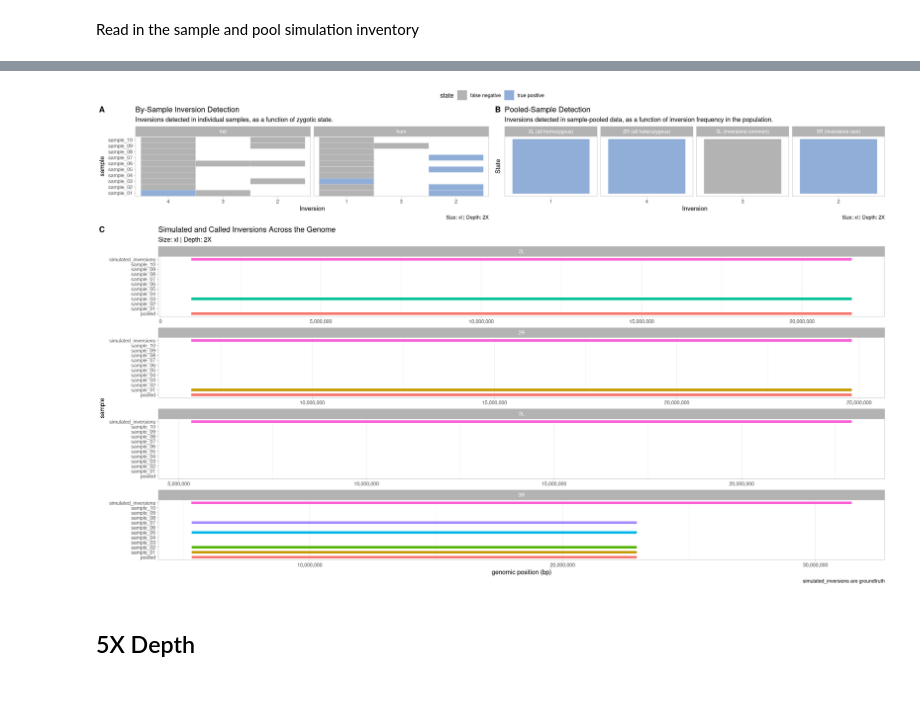
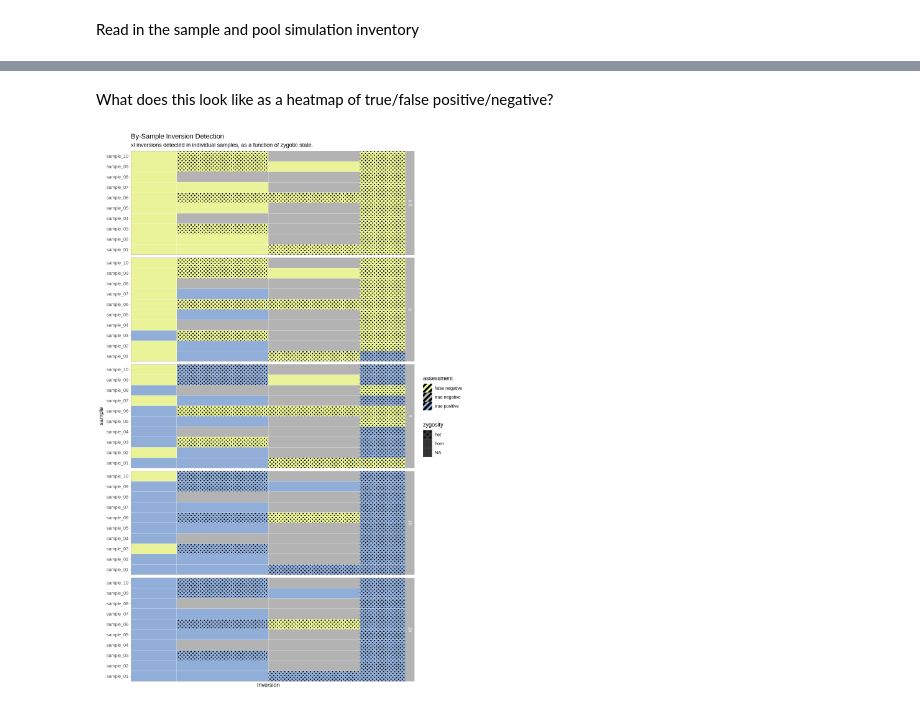
Before and after one commit to pdimens/haplotagging_simulations, a Jupyter notebook: check_called_inversions_xl.ipynb, the cells around one changed output, grey strips where cells are left out. Saved outputs shown, nothing was run; the diff lists cells and outputs as text; code cells hidden in the pictures.

```diff
--- a/check_called_inversions_xl.ipynb
+++ b/check_called_inversions_xl.ipynb
@@ -125,0 +57,4 @@ plot_pools_matrix <- function(data, size_treatment, depth){
+# %%
+SV <- read_all_data("large")
+samplesSV <- SV[SV$sample != "simulated_inversions",]
+head(samplesSV)
@@ -182,0 +189,10 @@ assessment_05X <- summarize_performance(0.5, performance, .size)
+# %%
+performance$sample <- gsub("sample_", "", performance$sample)
+performance$sample <- gsub("pooled", "11", performance$sample)
+performance$sample <- as.integer(performance$sample)
+
+simulated_for_plot <- truth
+simulated_for_plot$assessment <- "true positive"
+simulated_for_plot$sample <- 0
+simulated_for_plot <- simulated_for_plot[simulated_for_plot$depth == 20,]
+head(simulated_for_plot)
@@ -183,6 +248,34 @@ assessment_05X <- summarize_performance(0.5, performance, .size)
+# %% [markdown]
+What does this look like as a heatmap of true/false positive/negative?
+# %%
+plot_samples_matrix <- function(data, size_treatment){
+    options(warn = -1, repr.plot.width = 10, repr.plot.height = 15)
+    .data <- data[data$sample != 11,]
+    axis_ticks <- factor(paste0("sample_", sprintf("%02d", 1:10)))
+    ggplot(.data, aes(y = sample, x = id, fill = assessment, pattern = zygosity)) +
+        geom_tile_pattern(
+            pattern_color = NA,
+            color = "white",
+            pattern_fill = "black",
+            pattern_angle = 45,
+            pattern_density = 0.5,
+            pattern_spacing = 0.025,
+            pattern_key_scale_factor = 1
+        ) +
+        theme_light() +
+        labs(title = "By-Sample Inversion Detection", subtitle = paste(size_treatment, "inversions detected in individual samples, as a function of zygotic state.")) +
+        scale_fill_manual(values = c("false negative" = "#eaf398ff", "true negative" = "grey70", "true positive" = "#90aed8")) +
+        scale_pattern_manual(values = c("het" = "circle", "hom" = "none")) +
+        scale_x_discrete(name = "Inversion") +
+        scale_y_discrete(limits = axis_ticks, breaks = axis_ticks) +
+        coord_cartesian(xlim = c(1, max(data$id)), expand = F) +
+        theme(
+            panel.grid.major = element_blank(),
+            panel.grid.minor = element_blank()
+        ) +
+        facet_grid(rows = vars(depth))
+}
 # %%
-assessment_2X <- summarize_performance(2, performance, .size)
+plot_samples_matrix(performance, .size)
 # %% [output]
-[figure, old version]
+[figure, new version]
-# %% [markdown]
-## 5X Depth
```
Also changed, not shown: parts of 28 cells of this notebook, 8 other files.
